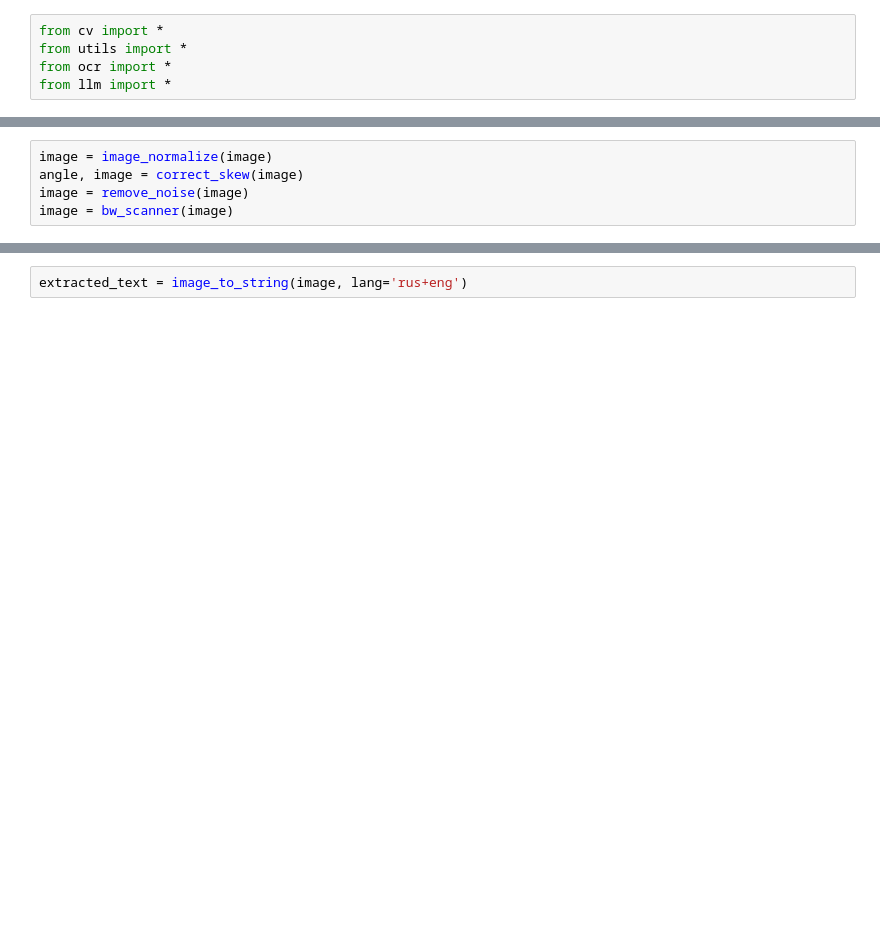
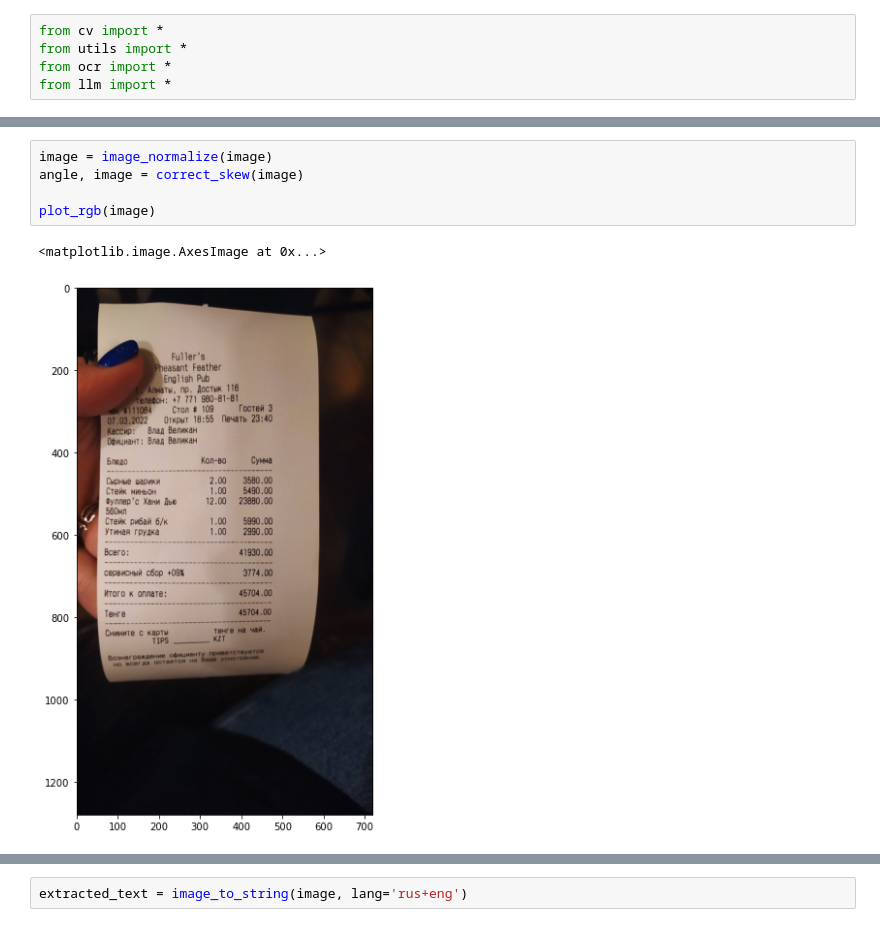
Before and after one commit to ilya-evteev/receipt_recognition, a Jupyter notebook: notebooks/receipt-ocr-part-1-image-segmentation-by-opencv.ipynb, the cells around one changed output, grey strips where cells are left out. Saved outputs shown, nothing was run; the diff lists cells and outputs as text; blank space fills up the shorter version.

```diff
--- a/notebooks/receipt-ocr-part-1-image-segmentation-by-opencv.ipynb
+++ b/notebooks/receipt-ocr-part-1-image-segmentation-by-opencv.ipynb
@@ -9,5 +14,8 @@ image = cv2.imread(file_name)
 # %%
 image = image_normalize(image)
 angle, image = correct_skew(image)
-image = remove_noise(image)
-image = bw_scanner(image)
+
+plot_rgb(image)
+# %% [output]
+<matplotlib.image.AxesImage at 0x...>
+[figure, added]
```
Also changed, not shown: parts of 8 cells of this notebook, 13 other files.
